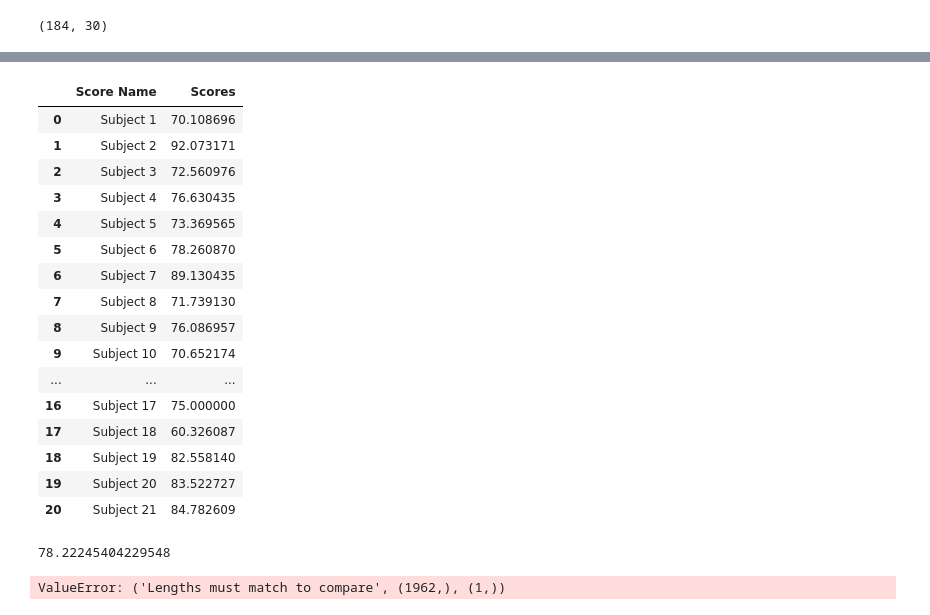
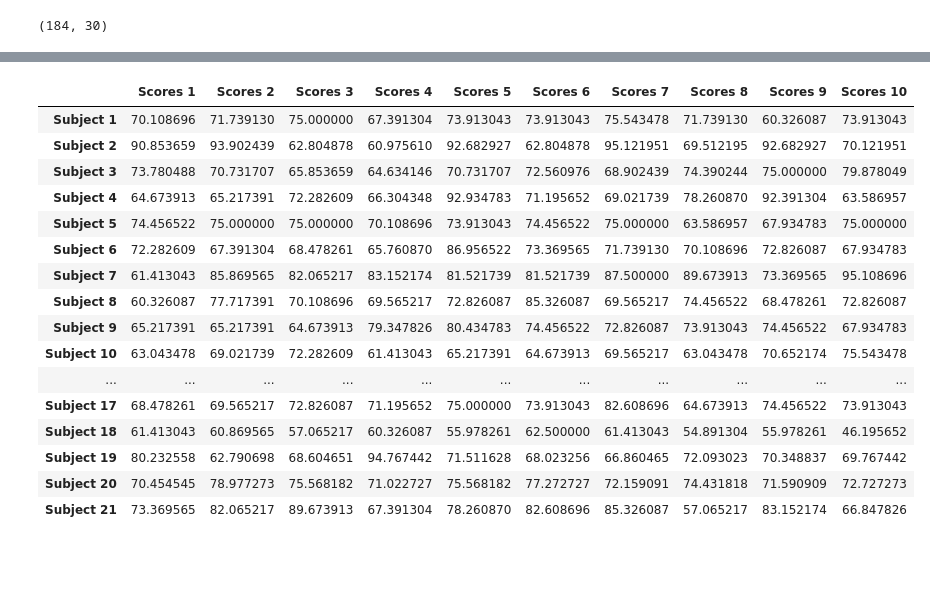
Before and after one commit to maigacribzz/EEG-Biometrics, a Jupyter notebook: Test_ResteyeClosed_Biometrics.ipynb, the cells around one changed output, grey strips where cells are left out. Cells and saved outputs as stored; diff of their text form; code cells hidden in the pictures; blank space fills up the shorter version.

```diff
--- a/Test_ResteyeClosed_Biometrics.ipynb
+++ b/Test_ResteyeClosed_Biometrics.ipynb
@@ -1166,26 +1166,14 @@ data = {'Score Name':['Subject 1', 'Subject 2', 'Subject 3', 'Subject 4', 'Subje
         'Scores':[score_test1*100, score_test2*100, score_test3*100, score_test4*100, score_test5*100, score_test6*100, score_test7*100, score_test8*100, score_test9*100, score_test10*100, score_test11*100, score_test12*100, score_test13*100, score_test14*100, score_test15*100, score_test16*100, score_test17*100, score_test18*100, score_test19*100, score_test20*100, score_test21*100]}
 
 df_score = pd.DataFrame(data)
-df_score
+#df_score.set_index('Score Name 1', inplace=True)
+df_score_round1 = df_score.copy()
+df_score_round2 = df_score.copy()
+df_score_round3 = df_score.copy()
+df_score_round4 = df_score.copy()
+df_score_round5 = df_score.copy()
+df_score_round6 = df_score.copy()
+df_score_round7 = df_score.copy()
+df_score_round8 = df_score.copy()
+df_score_round9 = df_score.copy()
+df_score_round10 = df_score.copy()
-# %% [output]
-|  | Score Name | Scores |
-| 0 | Subject 1 | 70.108696 |
-| 1 | Subject 2 | 92.073171 |
-| 2 | Subject 3 | 72.560976 |
-| 3 | Subject 4 | 76.630435 |
-| 4 | Subject 5 | 73.369565 |
-| 5 | Subject 6 | 78.260870 |
-| 6 | Subject 7 | 89.130435 |
-| 7 | Subject 8 | 71.739130 |
-| 8 | Subject 9 | 76.086957 |
-| 9 | Subject 10 | 70.652174 |
-| ... | ... | ... |
-| 16 | Subject 17 | 75.000000 |
-| 17 | Subject 18 | 60.326087 |
-| 18 | Subject 19 | 82.558140 |
-| 19 | Subject 20 | 83.522727 |
-| 20 | Subject 21 | 84.782609 |
-# %%
-df_score['Scores'].mean()
-# %% [output]
-78.22245404229548
@@ -1228,4 +1180,21 @@ def Random_score_generator():
-# %%
-Random_score_generator()
-# %% [output]
-ValueError: ('Lengths must match to compare', (1962,), (1,))
+# %%
+result1 = pd.concat([df_score_round1,df_score_round2,df_score_round3,df_score_round4,df_score_round5,df_score_round6,df_score_round7,df_score_round8,df_score_round9,df_score_round10], axis=1)
+result1
+# %% [output]
+|  | Scores 1 | Scores 2 | Scores 3 | Scores 4 | Scores 5 | Scores 6 | Scores 7 | Scores 8 | Scores 9 | Scores 10 |
+| Subject 1 | 70.108696 | 71.739130 | 75.000000 | 67.391304 | 73.913043 | 73.913043 | 75.543478 | 71.739130 | 60.326087 | 73.913043 |
+| Subject 2 | 90.853659 | 93.902439 | 62.804878 | 60.975610 | 92.682927 | 62.804878 | 95.121951 | 69.512195 | 92.682927 | 70.121951 |
+| Subject 3 | 73.780488 | 70.731707 | 65.853659 | 64.634146 | 70.731707 | 72.560976 | 68.902439 | 74.390244 | 75.000000 | 79.878049 |
+| Subject 4 | 64.673913 | 65.217391 | 72.282609 | 66.304348 | 92.934783 | 71.195652 | 69.021739 | 78.260870 | 92.391304 | 63.586957 |
+| Subject 5 | 74.456522 | 75.000000 | 75.000000 | 70.108696 | 73.913043 | 74.456522 | 75.000000 | 63.586957 | 67.934783 | 75.000000 |
+| Subject 6 | 72.282609 | 67.391304 | 68.478261 | 65.760870 | 86.956522 | 73.369565 | 71.739130 | 70.108696 | 72.826087 | 67.934783 |
+| Subject 7 | 61.413043 | 85.869565 | 82.065217 | 83.152174 | 81.521739 | 81.521739 | 87.500000 | 89.673913 | 73.369565 | 95.108696 |
+| Subject 8 | 60.326087 | 77.717391 | 70.108696 | 69.565217 | 72.826087 | 85.326087 | 69.565217 | 74.456522 | 68.478261 | 72.826087 |
+| Subject 9 | 65.217391 | 65.217391 | 64.673913 | 79.347826 | 80.434783 | 74.456522 | 72.826087 | 73.913043 | 74.456522 | 67.934783 |
+| Subject 10 | 63.043478 | 69.021739 | 72.282609 | 61.413043 | 65.217391 | 64.673913 | 69.565217 | 63.043478 | 70.652174 | 75.543478 |
+| ... | ... | ... | ... | ... | ... | ... | ... | ... | ... | ... |
+| Subject 17 | 68.478261 | 69.565217 | 72.826087 | 71.195652 | 75.000000 | 73.913043 | 82.608696 | 64.673913 | 74.456522 | 73.913043 |
+| Subject 18 | 61.413043 | 60.869565 | 57.065217 | 60.326087 | 55.978261 | 62.500000 | 61.413043 | 54.891304 | 55.978261 | 46.195652 |
+| Subject 19 | 80.232558 | 62.790698 | 68.604651 | 94.767442 | 71.511628 | 68.023256 | 66.860465 | 72.093023 | 70.348837 | 69.767442 |
+| Subject 20 | 70.454545 | 78.977273 | 75.568182 | 71.022727 | 75.568182 | 77.272727 | 72.159091 | 74.431818 | 71.590909 | 72.727273 |
+| Subject 21 | 73.369565 | 82.065217 | 89.673913 | 67.391304 | 78.260870 | 82.608696 | 85.326087 | 57.065217 | 83.152174 | 66.847826 |
```
Also changed, not shown: parts of 25 cells of this notebook.
